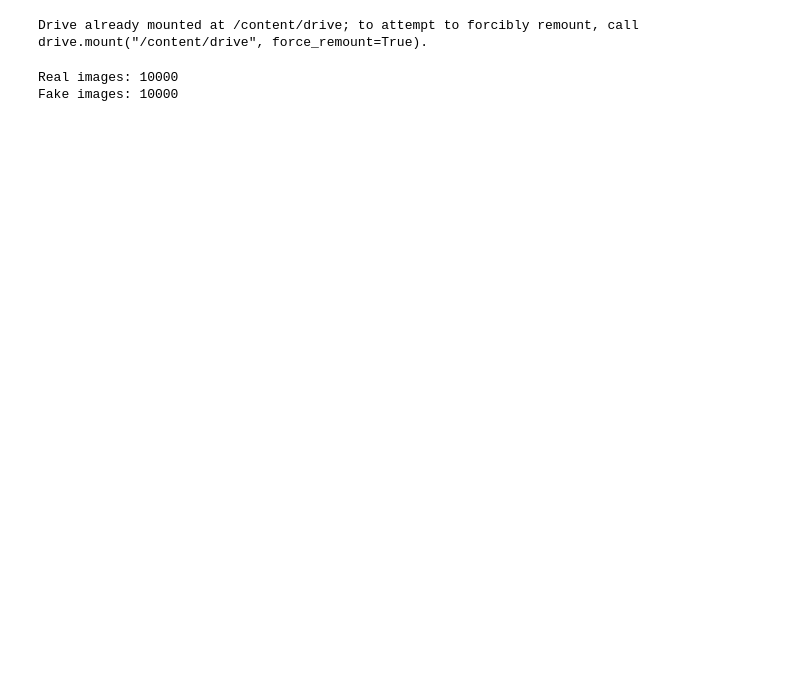
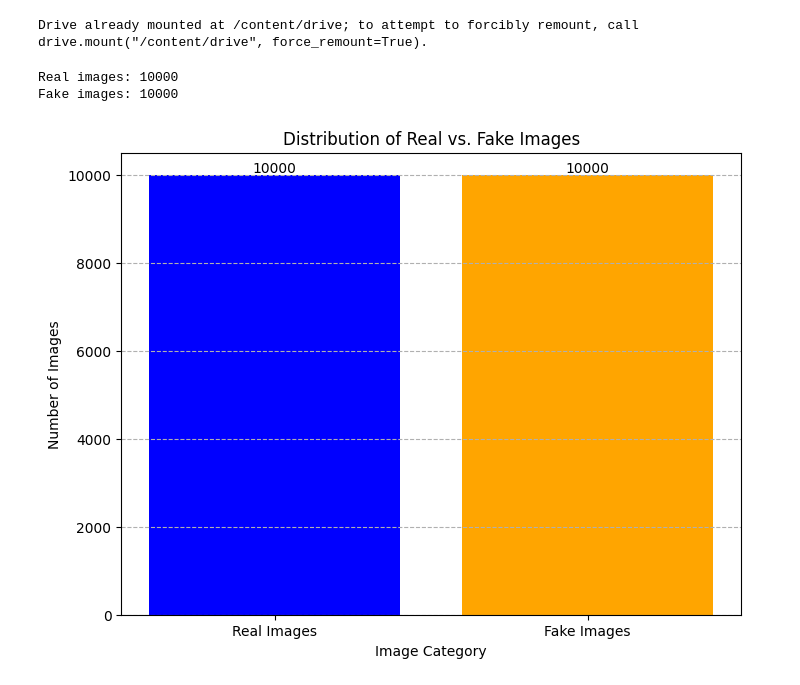
Before and after one commit to AnthonyJia/DS4002_Project3, a Jupyter notebook: SCRIPTS/download_data_and_eda.ipynb, the cells around one changed output. Saved outputs shown, nothing was run; the diff lists cells and outputs as text; code cells hidden in the pictures; blank space fills up the shorter version.

```diff
--- a/SCRIPTS/download_data_and_eda.ipynb
+++ b/SCRIPTS/download_data_and_eda.ipynb
@@ -56,3 +56,26 @@ print(f"Fake images: {fake_count}")
 # %% [output]
 Real images: 10000
 Fake images: 10000
+# %%
+import pandas as pd
+import matplotlib.pyplot as plt
+
+# Data from previous steps
+image_counts = {'Real Images': real_count, 'Fake Images': fake_count}
+
+df_counts = pd.DataFrame(list(image_counts.items()), columns=['Category', 'Count'])
+
+plt.figure(figsize=(8, 6))
+plt.bar(df_counts['Category'], df_counts['Count'], color=['blue', 'orange'])
+plt.xlabel('Image Category')
+plt.ylabel('Number of Images')
+plt.title('Distribution of Real vs. Fake Images')
+plt.grid(axis='y', linestyle='--')
+
+# Add count labels on top of the bars
+for index, row in df_counts.iterrows():
+    plt.text(row['Category'], row['Count'] + 50, str(row['Count']), color='black', ha='center')
+
+plt.show()
+# %% [output]
+[figure, added]
```
Also changed, not shown: parts of 60 cells of this notebook.
